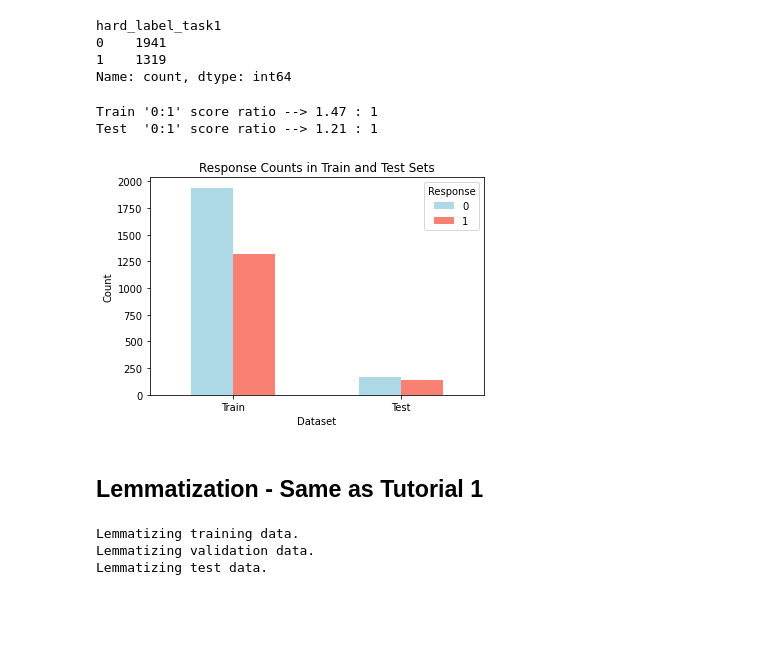
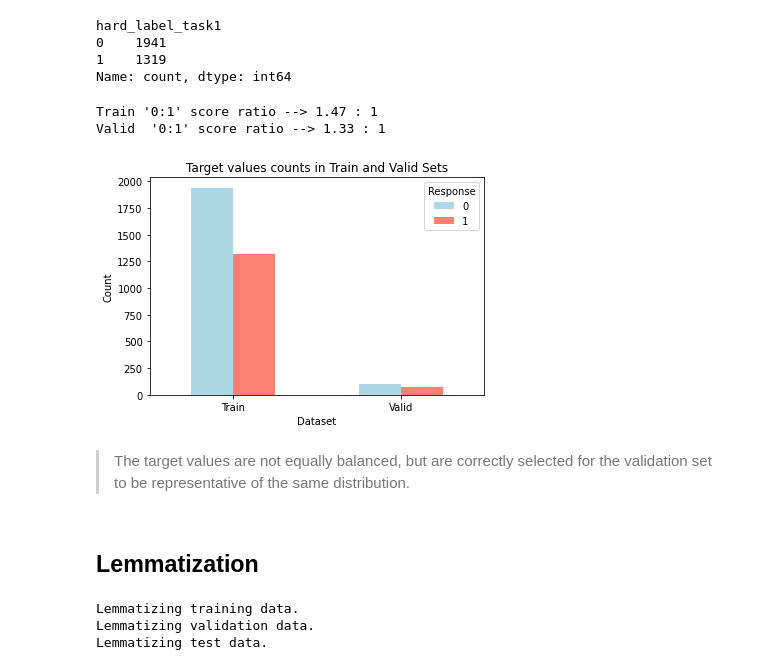
Before and after one commit to SangioAI/NLP_Assignments, a Jupyter notebook: assignment1.ipynb, the cells around one changed output. Cells and saved outputs as stored; diff of their text form; code cells hidden in the pictures; blank space fills up the shorter version.

```diff
--- a/assignment1.ipynb
+++ b/assignment1.ipynb
@@ -341,10 +463,13 @@ After strip_text (index == 202722):
 | 203260 | 203260 | en | ik mandy says <left_double_quote>... | 1 | 0.833333 | ik when mandy says “you look like... |
 3260 rows × 6 columns
 # %%
-processed_training_data = load_and_preprocess_dataset_new("data/training.json", verbose=False)
-print('Finished training')
-processed_validation_data = load_and_preprocess_dataset_new("data/validation.json", verbose=False)
-print('Finished validation')
-processed_test_data = load_and_preprocess_dataset_new("data/test.json", verbose=False)
-print('Finished test')
+# load and preprocess Training data
+processed_training_data = load_and_preprocess_dataset("data/training.json", verbose=False)
+print('Finished preprocessing training')
+# load and preprocess Validation data
+processed_validation_data = load_and_preprocess_dataset("data/validation.json", verbose=False)
+print('Finished preprocessing validation')
+# load and preprocess Test data
+processed_test_data = load_and_preprocess_dataset("data/test.json", verbose=False)
+print('Finished preprocessing test')
 # %% [output]
@@ -384,32 +548,35 @@ hard_label_task1
 Name: count, dtype: int64
 # %%
 train_counts = processed_training_data[target].value_counts()
-test_counts = processed_test_data[target].value_counts()
+validation_counts = processed_validation_data[target].value_counts()
 
 # Combine counts into a single DataFrame for plotting
 counts_df = pd.DataFrame({
     'Train': train_counts,
-    'Test': test_counts
+    'Valid': validation_counts
 }).T  # Transpose to have "yes" and "no" as columns
 
+# save negative/positive ratios
 train_neg_over_pos = counts_df[0]['Train']/counts_df[1]['Train']
-test_neg_over_pos = counts_df[0]['Test']/counts_df[1]['Test']
+validation_neg_over_pos = counts_df[0]['Valid']/counts_df[1]['Valid']
 print(f"Train '0:1' score ratio --> {train_neg_over_pos:.2f} : 1")
-print(f"Test  '0:1' score ratio --> {test_neg_over_pos:.2f} : 1")
+print(f"Valid  '0:1' score ratio --> {validation_neg_over_pos:.2f} : 1")
 
 # Plotting
 counts_df.plot(kind='bar', color=['lightblue', 'salmon'])
-plt.title('Response Counts in Train and Test Sets')
+plt.title('Target values counts in Train and Valid Sets')
 plt.xlabel('Dataset')
 plt.ylabel('Count')
 plt.xticks(rotation=0)
 plt.legend(title='Response')
 plt.show()
 # %% [output]
 Train '0:1' score ratio --> 1.47 : 1
-Test  '0:1' score ratio --> 1.21 : 1
+Valid  '0:1' score ratio --> 1.33 : 1
-[figure, old version]
+[figure, new version]
+# %% [markdown]
+> The target values are not equally balanced, but are correctly selected for the validation set to be representative of the same distribution.
 # %% [markdown]
-## Lemmatization - Same as Tutorial 1
+## Lemmatization
 # %%
 def get_wordnet_key(pos_tag):
```
Also changed, not shown: parts of 112 cells of this notebook.
